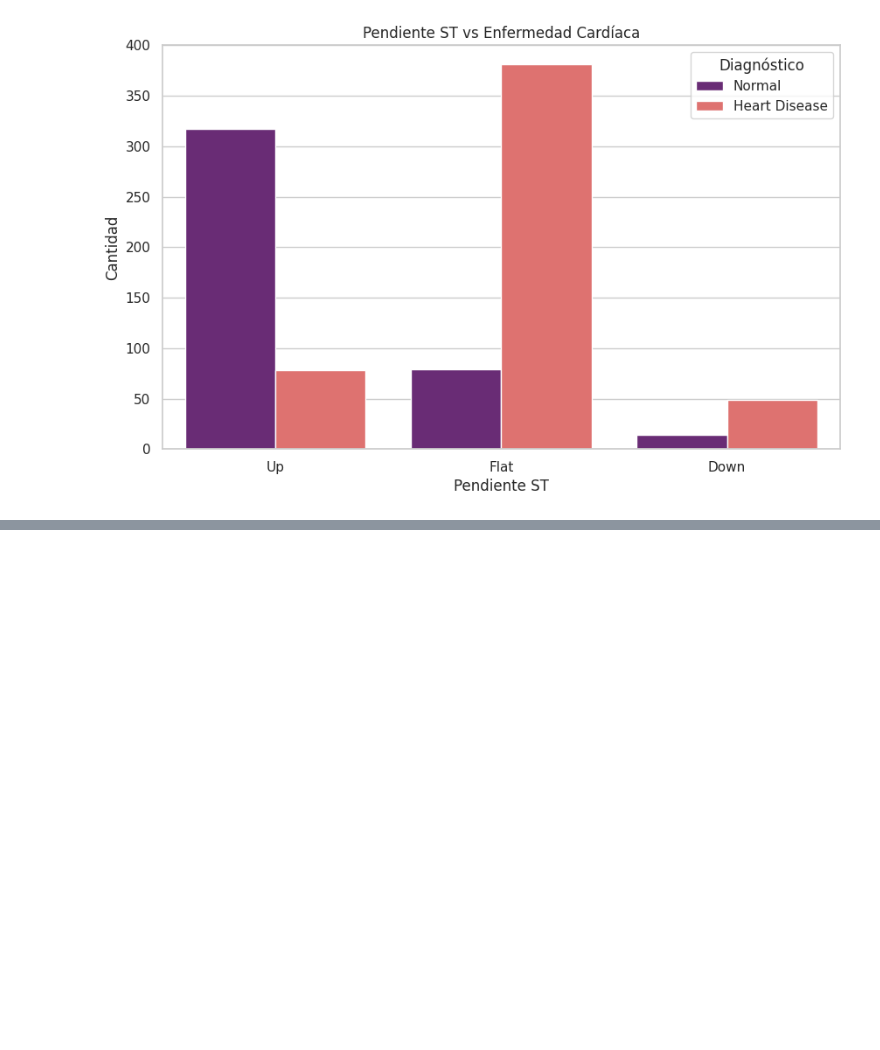
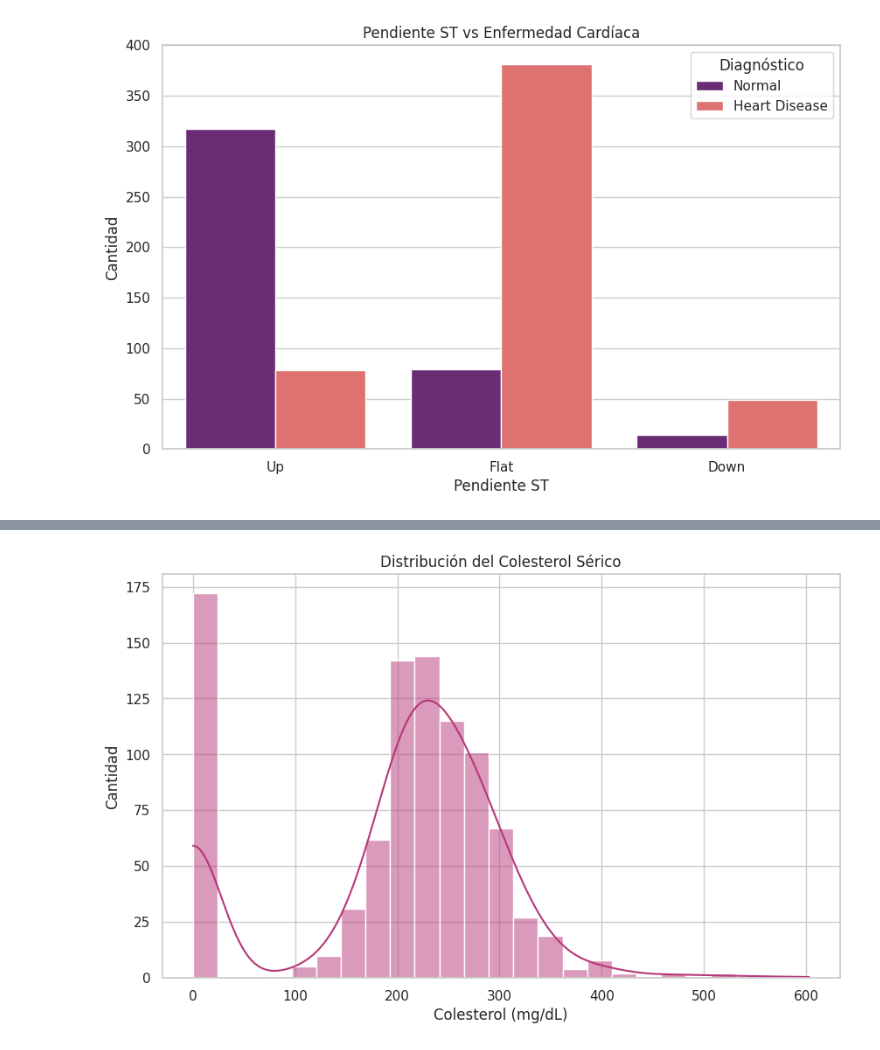
Before and after one commit to Xaiwu/heart-disease-prediction, a Jupyter notebook: notebooks/main.ipynb, the cells around one changed output, grey strips where cells are left out. Drawn from its saved outputs; the diff is of its cells as text; code cells hidden in the pictures; blank space fills up the shorter version.

```diff
--- a/notebooks/main.ipynb
+++ b/notebooks/main.ipynb
@@ -450,0 +478,19 @@ plt.show()
+# %%
+sns.set_theme(style="whitegrid")
+plt.figure(figsize=(10, 6))
+
+magma_color = sns.color_palette("magma", n_colors=1)[0]
+sns.histplot(
+    data=df,
+    x="Cholesterol",
+    bins=25,
+    kde=True,
+    color=magma_color
+)
+
+plt.title("Distribución del Colesterol Sérico")
+plt.xlabel("Colesterol (mg/dL)")
+plt.ylabel("Cantidad")
+plt.show()
+# %% [output]
+[figure, added]
```
Also changed, not shown: parts of 24 cells of this notebook.
